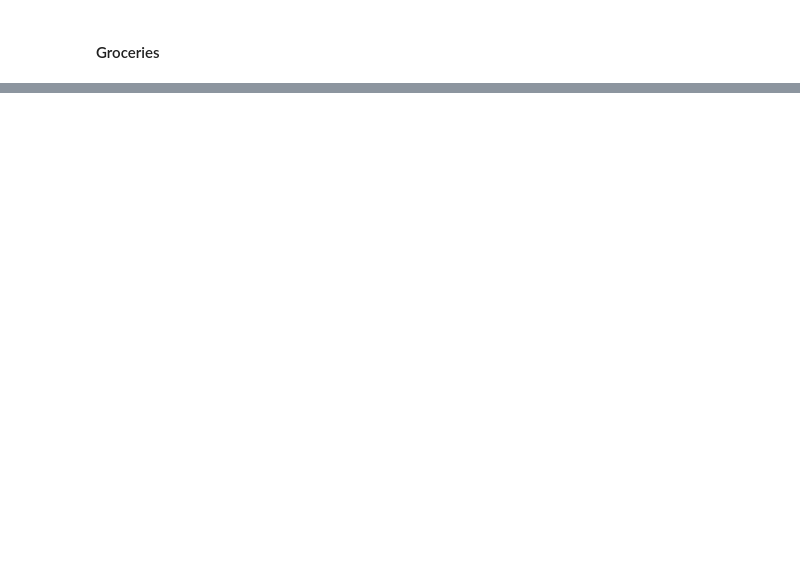
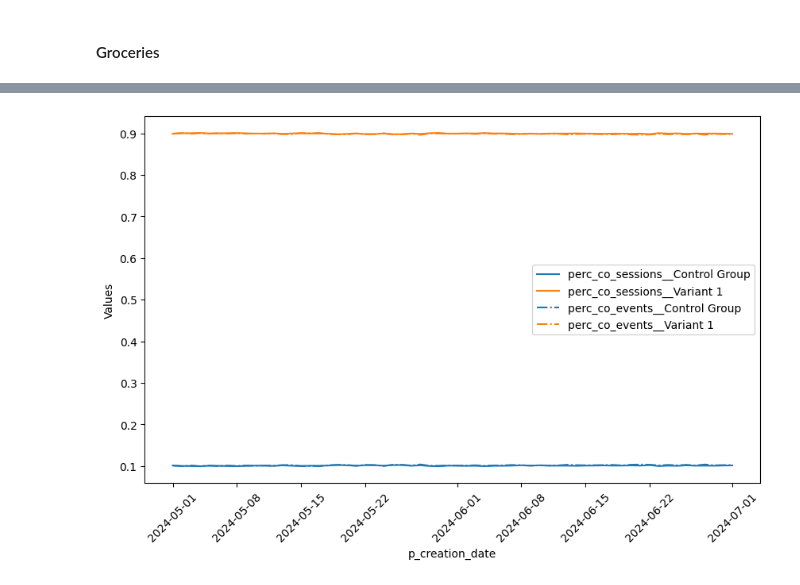
Before and after one commit to JordiCremades4444/central-node, a Jupyter notebook: notebooks/989_2024_7_nsw_osw_cvr/nsw_osw_confluence.ipynb, the cells around one changed output, grey strips where cells are left out. Cells and saved outputs as stored; diff of their text form; code cells hidden in the pictures; blank space fills up the shorter version.

```diff
--- a/notebooks/989_2024_7_nsw_osw_cvr/nsw_osw_confluence.ipynb
+++ b/notebooks/989_2024_7_nsw_osw_cvr/nsw_osw_confluence.ipynb
@@ -730,0 +780,10 @@ v.multiple_variable_lineplot(
+# %%
+v.multiple_variable_lineplot(
+    'p_creation_date',
+    ['perc_co_sessions__Control Group','perc_co_sessions__Variant 1',
+     'perc_co_events__Control Group','perc_co_events__Variant 1'],
+    colors=['blue','orange','blue','orange'],
+    style=['s1','s1','s3','s3']
+)
+# %% [output]
+[figure, added]
```
Also changed, not shown: parts of 39 cells of this notebook, 2 other files.
